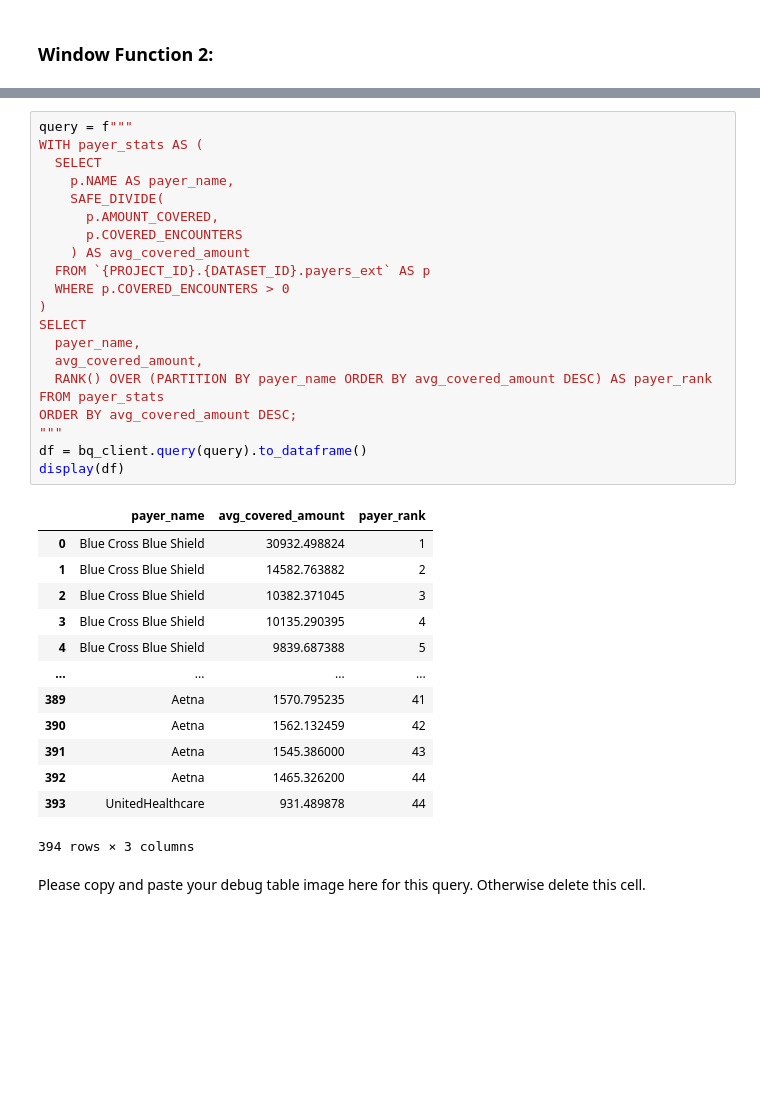
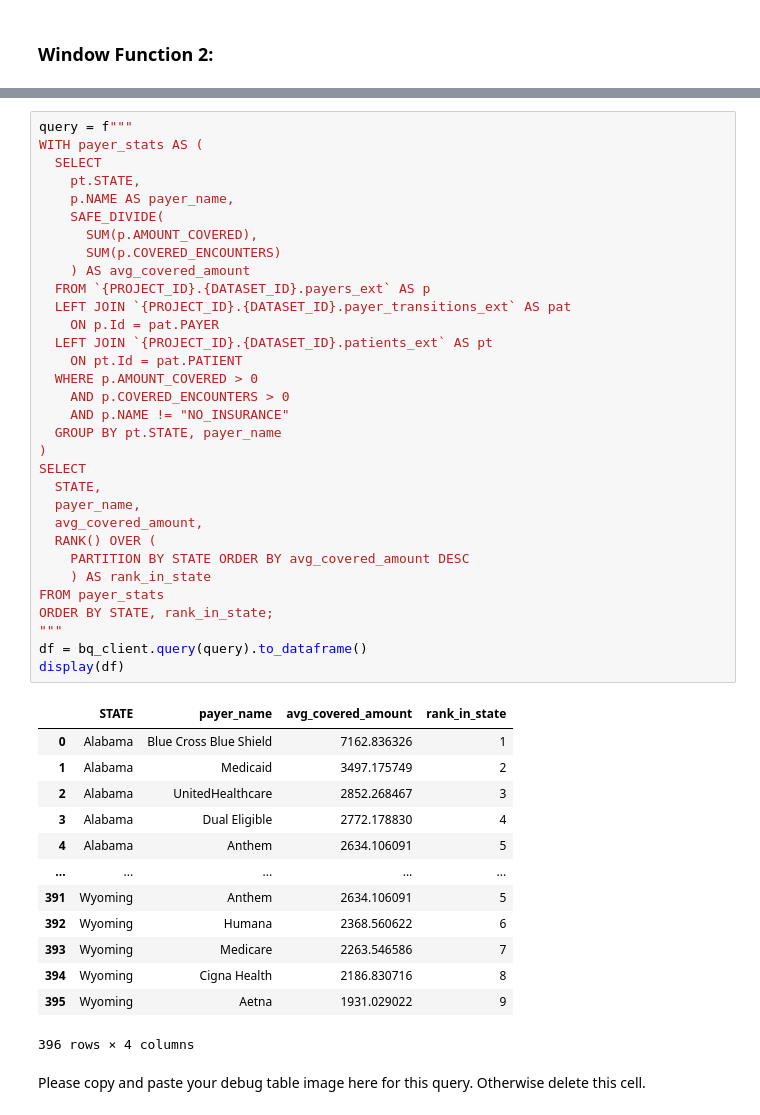
Before and after one commit to nick-allen21/synthetic_patient_analysis, a Jupyter notebook: nallen21_project1.ipynb, the cells around one changed output, grey strips where cells are left out. Cells and saved outputs as stored; diff of their text form; blank space fills up the shorter version.

```diff
--- a/nallen21_project1.ipynb
+++ b/nallen21_project1.ipynb
@@ -548,38 +532,49 @@ Rank the insureres based on their average covered amount during different member
 # %%
 query = f"""
 WITH payer_stats AS (
   SELECT
+    pt.STATE,
     p.NAME AS payer_name,
     SAFE_DIVIDE(
-      p.AMOUNT_COVERED,
-      p.COVERED_ENCOUNTERS
+      SUM(p.AMOUNT_COVERED),
+      SUM(p.COVERED_ENCOUNTERS)
     ) AS avg_covered_amount
   FROM `{PROJECT_ID}.{DATASET_ID}.payers_ext` AS p
-  WHERE p.COVERED_ENCOUNTERS > 0
+  LEFT JOIN `{PROJECT_ID}.{DATASET_ID}.payer_transitions_ext` AS pat
+    ON p.Id = pat.PAYER
+  LEFT JOIN `{PROJECT_ID}.{DATASET_ID}.patients_ext` AS pt
+    ON pt.Id = pat.PATIENT
+  WHERE p.AMOUNT_COVERED > 0
+    AND p.COVERED_ENCOUNTERS > 0
+    AND p.NAME != "NO_INSURANCE"
+  GROUP BY pt.STATE, payer_name
 )
 SELECT
+  STATE,
   payer_name,
   avg_covered_amount,
-  RANK() OVER (PARTITION BY payer_name ORDER BY avg_covered_amount DESC) AS payer_rank
+  RANK() OVER (
+    PARTITION BY STATE ORDER BY avg_covered_amount DESC
+    ) AS rank_in_state
 FROM payer_stats
-ORDER BY avg_covered_amount DESC;
+ORDER BY STATE, rank_in_state;
 """
 df = bq_client.query(query).to_dataframe()
 display(df)
 # %% [output]
-|  | payer_name | avg_covered_amount | payer_rank |
-| 0 | Blue Cross Blue Shield | 30932.498824 | 1 |
-| 1 | Blue Cross Blue Shield | 14582.763882 | 2 |
-| 2 | Blue Cross Blue Shield | 10382.371045 | 3 |
-| 3 | Blue Cross Blue Shield | 10135.290395 | 4 |
-| 4 | Blue Cross Blue Shield | 9839.687388 | 5 |
-| ... | ... | ... | ... |
-| 389 | Aetna | 1570.795235 | 41 |
-| 390 | Aetna | 1562.132459 | 42 |
-| 391 | Aetna | 1545.386000 | 43 |
-| 392 | Aetna | 1465.326200 | 44 |
-| 393 | UnitedHealthcare | 931.489878 | 44 |
+|  | STATE | payer_name | avg_covered_amount | rank_in_state |
+| 0 | Alabama | Blue Cross Blue Shield | 7162.836326 | 1 |
+| 1 | Alabama | Medicaid | 3497.175749 | 2 |
+| 2 | Alabama | UnitedHealthcare | 2852.268467 | 3 |
+| 3 | Alabama | Dual Eligible | 2772.178830 | 4 |
+| 4 | Alabama | Anthem | 2634.106091 | 5 |
+| ... | ... | ... | ... | ... |
+| 391 | Wyoming | Anthem | 2634.106091 | 5 |
+| 392 | Wyoming | Humana | 2368.560622 | 6 |
+| 393 | Wyoming | Medicare | 2263.546586 | 7 |
+| 394 | Wyoming | Cigna Health | 2186.830716 | 8 |
+| 395 | Wyoming | Aetna | 1931.029022 | 9 |
-394 rows × 3 columns
+396 rows × 4 columns
 # %% [markdown]
 Please copy and paste your debug table image here for this query. Otherwise delete this cell.
 # %%
```
Also changed, not shown: parts of 42 cells of this notebook.
